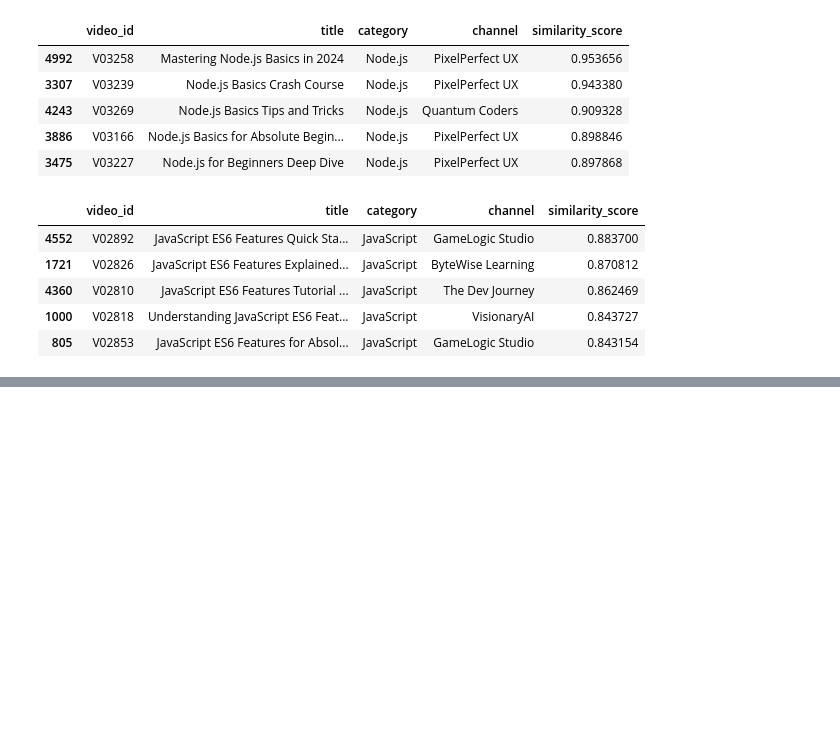
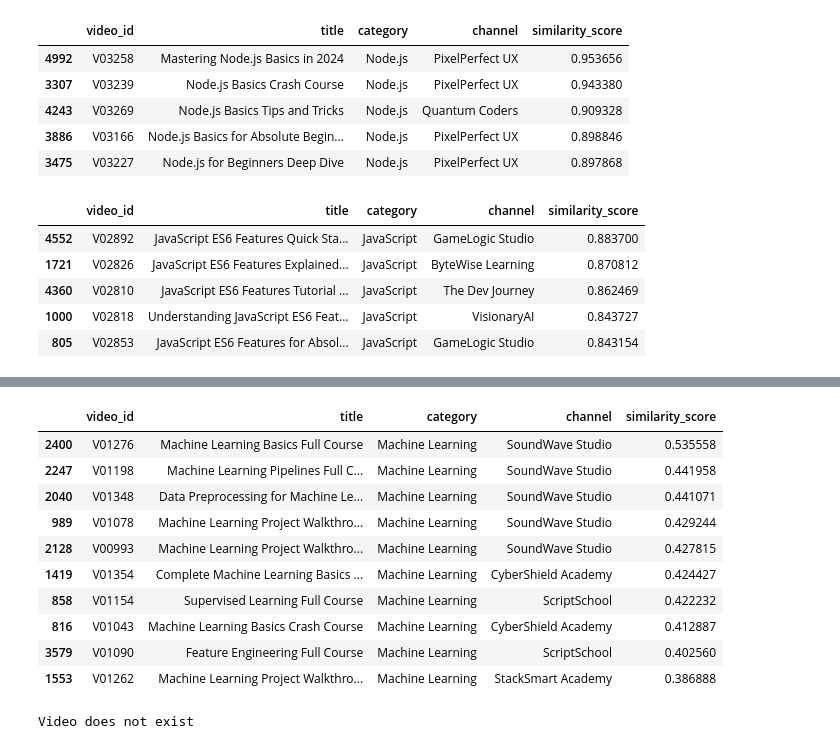
Before and after one commit to prasannaas138-alt/youtube-recommendation-system, a Jupyter notebook: Youtube_Recommendation_System.ipynb, the cells around one changed output, grey strips where cells are left out. Drawn from its saved outputs; the diff is of its cells as text; code cells hidden in the pictures; blank space fills up the shorter version.

```diff
--- a/Youtube_Recommendation_System.ipynb
+++ b/Youtube_Recommendation_System.ipynb
@@ -272,0 +309,18 @@ recommend_video('JavaScript ES6 Features From Scratch')
+# %%
+search_video('machine learning full course')
+# %% [output]
+|  | video_id | title | category | channel | similarity_score |
+| 2400 | V01276 | Machine Learning Basics Full Course | Machine Learning | SoundWave Studio | 0.535558 |
+| 2247 | V01198 | Machine Learning Pipelines Full C... | Machine Learning | SoundWave Studio | 0.441958 |
+| 2040 | V01348 | Data Preprocessing for Machine Le... | Machine Learning | SoundWave Studio | 0.441071 |
+| 989 | V01078 | Machine Learning Project Walkthro... | Machine Learning | SoundWave Studio | 0.429244 |
+| 2128 | V00993 | Machine Learning Project Walkthro... | Machine Learning | SoundWave Studio | 0.427815 |
+| 1419 | V01354 | Complete Machine Learning Basics ... | Machine Learning | CyberShield Academy | 0.424427 |
+| 858 | V01154 | Supervised Learning Full Course | Machine Learning | ScriptSchool | 0.422232 |
+| 816 | V01043 | Machine Learning Basics Crash Course | Machine Learning | CyberShield Academy | 0.412887 |
+| 3579 | V01090 | Feature Engineering Full Course | Machine Learning | ScriptSchool | 0.402560 |
+| 1553 | V01262 | Machine Learning Project Walkthro... | Machine Learning | StackSmart Academy | 0.386888 |
+# %%
+search_video('xkddnjdc scndsjvc ')
+# %% [output]
+Video does not exist
```
Also changed, not shown: parts of 2 cells of this notebook.
